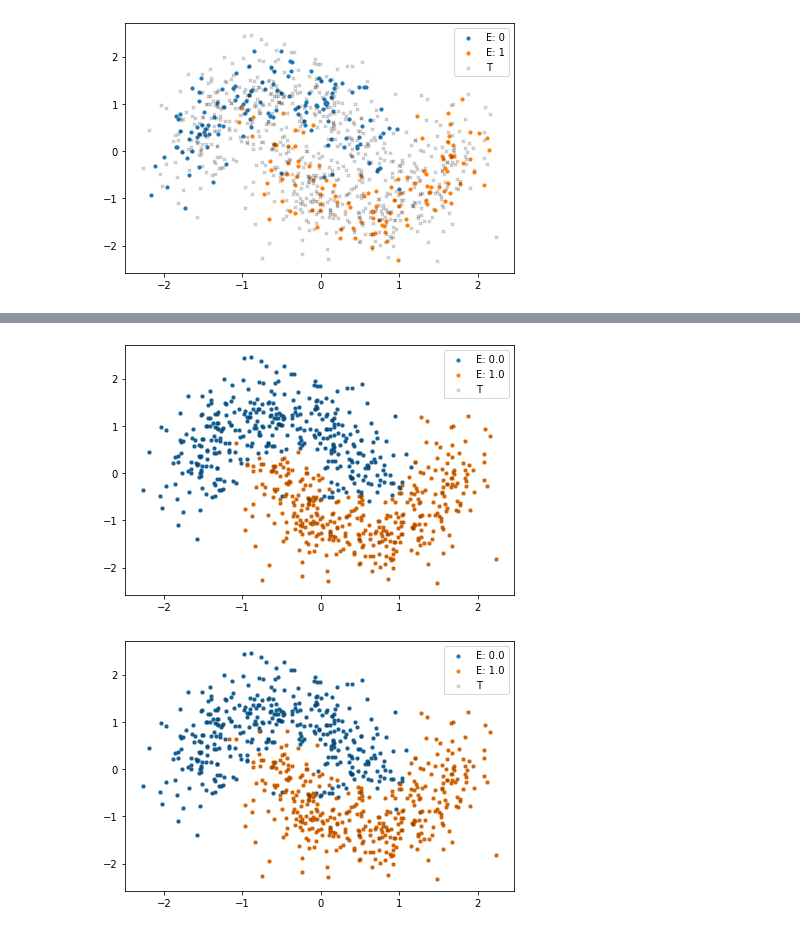
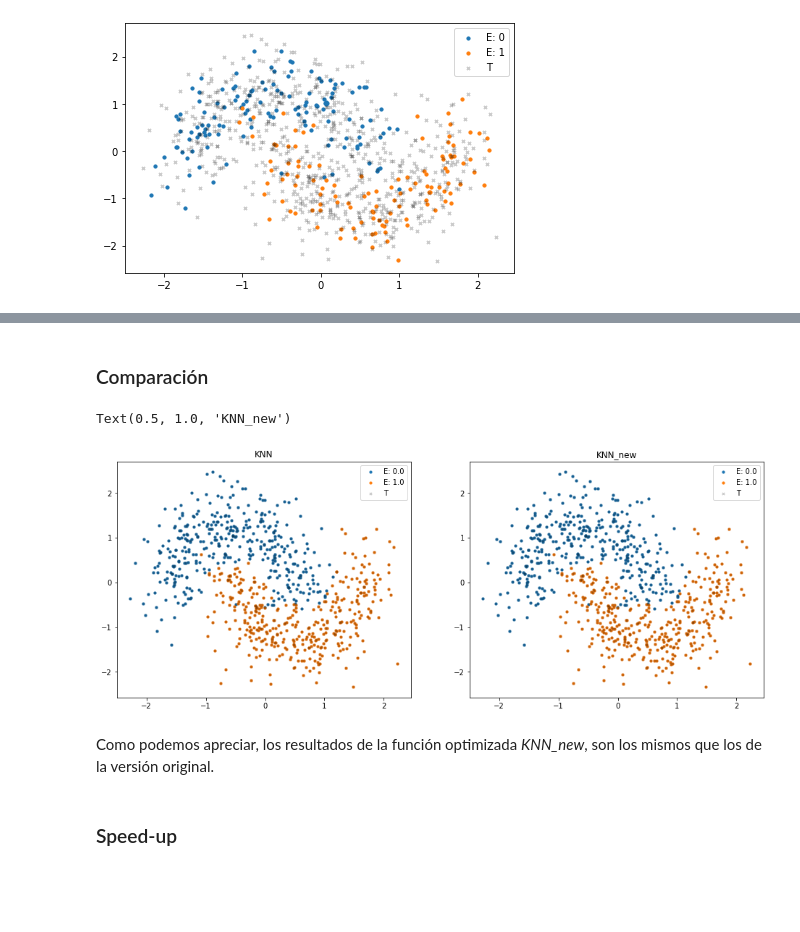
Before and after one commit to Valrojo/info147u3, a Jupyter notebook: info147_tarea3.ipynb, the cells around one changed output, grey strips where cells are left out. Saved outputs shown, nothing was run; the diff lists cells and outputs as text; code cells hidden in the pictures; blank space fills up the shorter version.

```diff
--- a/info147_tarea3.ipynb
+++ b/info147_tarea3.ipynb
@@ -96,12 +98,3 @@ import line_profiler
 #%lprun -f KNN KNN(x,y,z)
 # %% [markdown]
 <img src="datos2.png">
-# %%
-y = KNN(x,y,z)
-x = z
-fig, ax = plt.subplots(figsize=(6, 4), tight_layout=True)
-for c in np.unique(y):
-    mask = y == c
-    ax.scatter(x[mask, 0], x[mask, 1], label=f"E: {c}", s=10)
-ax.scatter(z[:, 0], z[:, 1], c='k', s=10, marker='x',  alpha=0.2, label='T')
-ax.legend();
@@ -164,14 +164,5 @@ for i in range(M):
-# %%
-y = Z_Y
-x = z
-fig, ax = plt.subplots(figsize=(6, 4), tight_layout=True)
-for c in np.unique(y):
-    mask = y == c
-    ax.scatter(x[mask, 0], x[mask, 1], label=f"E: {c}", s=10)
-ax.scatter(z[:, 0], z[:, 1], c='k', s=10, marker='x',  alpha=0.2, label='T')
-ax.legend();
-# %% [output]
-[figure, removed]
+# %% [markdown]
+### Comparación
 # %%
 E, T = create_data(N=1000)
 x, y = E # Use E para realizar validación cruzada
@@ -234,12 +170,27 @@ def KNN_new(TIPO_t [:, ::1] X, Y, Z, int k, double p):
 # %%
-y_new = KNN_new(x,y,z,5,2.)
-x_new = z
-fig, ax = plt.subplots(figsize=(6, 4), tight_layout=True)
+y0 = KNN(x,y,z)
+y_new = KNN_new(x,y,z)
+x0 = z
+
+fig, ax = plt.subplots(1,2 , figsize=(16, 6))
+for c in np.unique(y0):
+    mask = y0 == c
+    ax[0].scatter(x0[mask, 0], x0[mask, 1], label=f"E: {c}", s=10)
+ax[0].scatter(z[:, 0], z[:, 1], c='k', s=10, marker='x',  alpha=0.2, label='T')
+ax[0].legend();
+ax[0].set_title('KNN')
+
 for c in np.unique(y_new):
     mask = y_new == c
-    ax.scatter(x_new[mask, 0], x_new[mask, 1], label=f"E: {c}", s=10)
-ax.scatter(z[:, 0], z[:, 1], c='k', s=10, marker='x',  alpha=0.2, label='T')
-ax.legend();
+    ax[1].scatter(x0[mask, 0], x0[mask, 1], label=f"E: {c}", s=10)
+ax[1].scatter(z[:, 0], z[:, 1], c='k', s=10, marker='x',  alpha=0.2, label='T')
+ax[1].legend();
+ax[1].set_title('KNN_new')
 # %% [output]
+Text(0.5, 1.0, 'KNN_new')
-[figure, old version]
+[figure, new version]
+# %% [markdown]
+Como podemos apreciar, los resultados de la función optimizada *KNN_new*, son los mismos que los de la versión original.
+# %% [markdown]
+### Speed-up
 # %%
```
Also changed, not shown: parts of 17 cells of this notebook, 1 other file.
